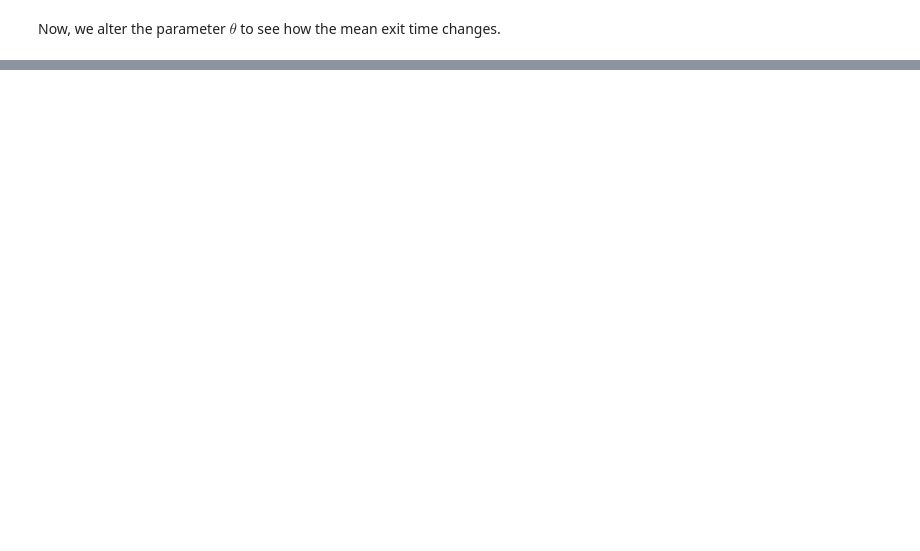
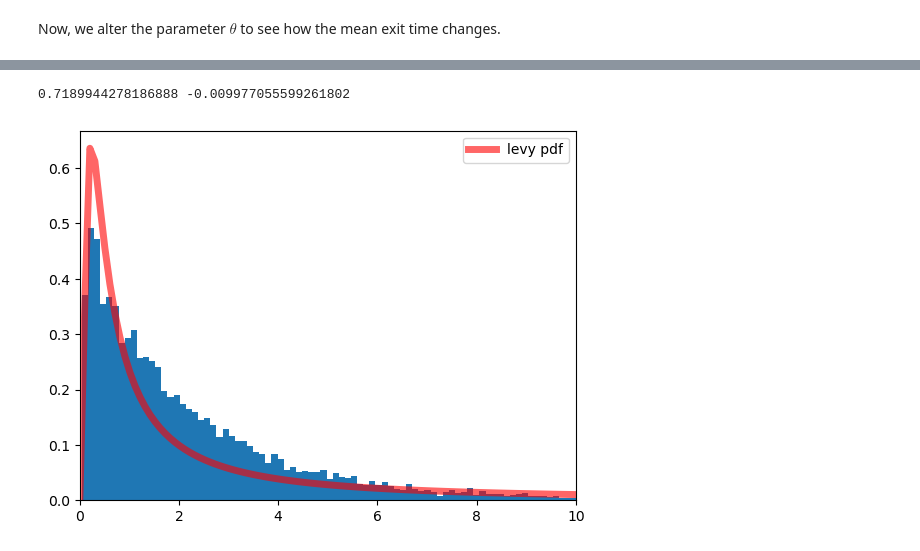
Before and after one commit to keshavganesh1/Stochastic-processes-particle-diffusion, a Jupyter notebook: particle_diffusion_cont.ipynb, the cells around one changed output, grey strips where cells are left out. Drawn from its saved outputs; the diff is of its cells as text; code cells hidden in the pictures; blank space fills up the shorter version.

```diff
--- a/particle_diffusion_cont.ipynb
+++ b/particle_diffusion_cont.ipynb
@@ -239,0 +263,16 @@ plt.show()
+# %%
+from matplotlib.pylab import norm
+from scipy.stats import levy
+
+loc, scale = levy.fit(mean_exit_times_tmp)
+print(scale, loc)
+x = np.linspace(0, 10, 100)
+plt.xlim(0, 10)
+plt.plot(x, levy.pdf(x, loc = loc, scale = scale),
+       'r-', lw=5, alpha=0.6, label='levy pdf')
+plt.hist(mean_exit_times_tmp, bins=150, density = True)
+plt.legend()
+plt.show()
+# %% [output]
+0.7189944278186888 -0.009977055599261802
+[figure, added]
```
Also changed, not shown: parts of 15 cells of this notebook.
